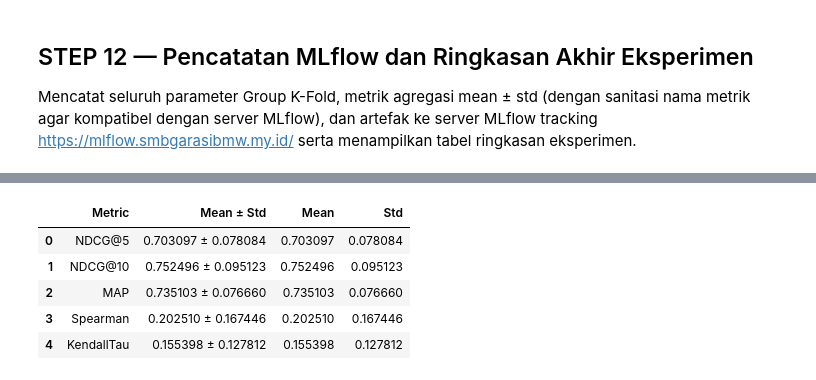
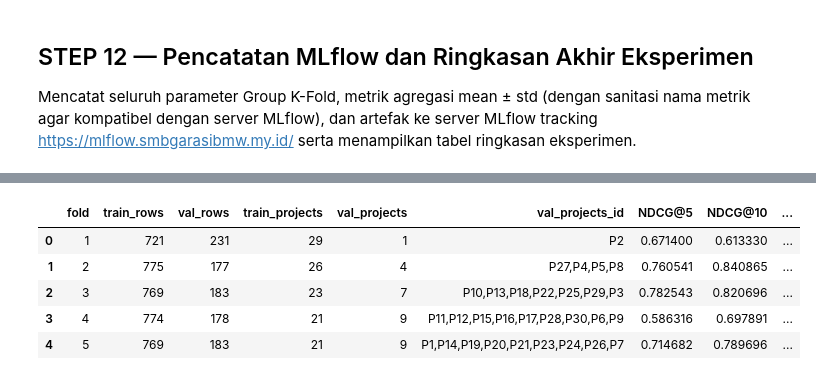
Before and after one commit to EdselSpth/Riset-NLP, a Jupyter notebook: riset-phase-1/third-dev-perfold-audit/phase_1_sbert_gkf_perfold.ipynb, the cells around one changed output, grey strips where cells are left out. Drawn from its saved outputs; the diff is of its cells as text; code cells hidden in the pictures.

Commit message:
feat: [ESH] create 4 dev implement parameter from paper and website fix

```diff
--- a/riset-phase-1/third-dev-perfold-audit/phase_1_sbert_gkf_perfold.ipynb
+++ b/riset-phase-1/third-dev-perfold-audit/phase_1_sbert_gkf_perfold.ipynb
@@ -81,7 +82,7 @@ Note: you may need to restart the kernel to use updated packages.
 Pengaturan path dataset SBERT PureText, direktori keluaran, seed acak, serta jumlah lipatan Group K-Fold Cross-Validation.
 # %%
 # Path dataset SBERT (otomatis mencari di direktori lokal riset-phase-1/dataset atau output_datasets)
-DATASET_PATH = "dataset/Dataset_Training_SBert.csv"
+DATASET_PATH = "../dataset/Dataset_Training_SBert.csv"
 if not os.path.exists(DATASET_PATH):
     DATASET_PATH = "riset-phase-1/dataset/Dataset_Training_SBert.csv"
 if not os.path.exists(DATASET_PATH):
@@ -652,11 +655,22 @@ logger.info(f"Processed dataset saved to: {dataset_path} (shape: {dataset_out.sh
 
 Mencatat seluruh parameter Group K-Fold, metrik agregasi mean ± std (dengan sanitasi nama metrik agar kompatibel dengan server MLflow), dan artefak ke server MLflow tracking https://mlflow.smbgarasibmw.my.id/ serta menampilkan tabel ringkasan eksperimen.
 # %%
+from datetime import datetime
+
 if mlflow.active_run():
     mlflow.end_run()
 
+folds_output_dir = os.path.join(OUTPUT_DIR, "folds")
+os.makedirs(folds_output_dir,exist_ok=True)
+
+exec_time = datetime.now().strftime("%Y-%m-%d %H:%M")
+
+parent_run_name = f"sbert GKF Perfold Audit [{exec_time}]"
+folds_output_dir = os.path.join(OUTPUT_DIR, "folds")
+os.makedirs(folds_output_dir, exist_ok=True)
+
 try:
-    with mlflow.start_run(run_name="SBERT PureText GKF Experiment Run") as run:
+    with mlflow.start_run(run_name=parent_run_name) as parent_run:
         # Log parameter eksperimen
         mlflow.log_param("text_representation", "PureText SBERT")
         mlflow.log_param("embedding_model", EMBEDDING_MODEL_NAME)
@@ -672,7 +686,56 @@ try:
 
         # Log metrik agregasi CV (mean dan std) — sanitasi '@' menjadi '_at_' agar valid di MLflow
         mlflow_metrics = {k.replace("@", "_at_"): float(v) for k, v in cv_summary.items()}
+        for col in ["NDCG@5", "NDCG@10", "MAP", "Spearman", "KendallTau"]:
+            clean_col = col.replace("@", "_at_")
+            mlflow_metrics[f"{clean_col}_min"] = float(cv_details_df[col].min())
+            mlflow_metrics[f"{clean_col}_max"] = float(cv_details_df[col].max())
         mlflow.log_metrics(mlflow_metrics)
+
+        for idx, row in cv_details_df.iterrows():
+            fold_num = int(row["fold"])
+
+            # Metrik untuk fold ini
+            fold_metric_dict = {
+                "NDCG_at_5": float(row["NDCG@5"]),
+                "NDCG_at_10": float(row["NDCG@10"]),
+                "MAP": float(row["MAP"]),
+                "Spearman": float(row["Spearman"]),
+                "Spearman_pvalue": float(row["Spearman_pvalue"]),
+                "KendallTau": float(row["KendallTau"]),
+                "KendallTau_pvalue": float(row["KendallTau_pvalue"]),
+            }
+
+            # (a) Log ke Parent Run dengan step=fold_num (membentuk grafik garis antar-fold) + metrik eksplisit per fold
+            for m_name, m_val in fold_metric_dict.items():
+                mlflow.log_metric(f"fold_curve_{m_name}", m_val, step=fold_num)
+                mlflow.log_metric(f"fold_{fold_num}_{m_name}", m_val)
+
+            # (b) Buat Nested Run khusus untuk Fold ke-i
+            with mlflow.start_run(run_name=f"Fold_{fold_num}_Evaluation", nested=True) as child_run:
+                mlflow.log_param("fold_number", fold_num)
+                mlflow.log_param("train_rows", int(row["train_rows"]))
+                mlflow.log_param("val_rows", int(row["val_rows"]))
+                mlflow.log_param("train_projects_count", int(row["train_projects"]))
+                mlflow.log_param("val_projects_count", int(row["val_projects"]))
+                if "val_project_ids" in row:
+                    mlflow.log_param("val_project_ids", str(row["val_project_ids"]))
+
+                # Log metrik fold ke Child Run
+                mlflow.log_metrics(fold_metric_dict)
+
+                # Simpan & log model khusus fold ini
+                fold_model_path = os.path.join(folds_output_dir, f"lgbm_ranker_fold_{fold_num}.pkl")
+                joblib.dump(models[idx], fold_model_path)
+                mlflow.log_artifact(fold_model_path, artifact_path="fold_model")
+
+                # Simpan & log data prediksi validasi khusus fold ini
+                if "val_project_ids" in row:
+                    val_pids = str(row["val_project_ids"]).split(",")
+                    fold_oof_df = oof_df[oof_df["project_id"].isin(val_pids)].copy()
+                    fold_pred_path = os.path.join(folds_output_dir, f"val_predictions_fold_{fold_num}.csv")
+                    fold_oof_df.to_csv(fold_pred_path, index=False)
+                    mlflow.log_artifact(fold_pred_path, artifact_path="fold_predictions")
 
         # Log artefak
         mlflow.log_artifact(best_model_path, artifact_path="model")
@@ -682,11 +745,12 @@ try:
         mlflow.log_artifact(dataset_path, artifact_path="dataset")
         mlflow.log_artifact(oof_path, artifact_path="predictions")
 
-        logger.info(f"MLflow run ID: {run.info.run_id}")
-        logger.info("MLflow experiment logged successfully with Group K-Fold metrics.")
+        logger.info(f"MLflow Parent Run ID: {parent_run.info.run_id}")
+        logger.info("MLflow experiment logged successfully with per-fold step curves & nested child runs!")
 except Exception as e:
     logger.warning(f"MLflow logging error: {e}. Experiment execution & local artifacts completed successfully.")
 
 logger.info("=== Experiment Group K-Fold Completed Successfully ===")
+display(cv_details_df)
 display(cv_summary_df)
 # %% [output]
@@ -698,6 +772,6 @@ display(cv_summary_df)
-|  | Metric | Mean ± Std | Mean | Std |
-| 0 | NDCG@5 | 0.703097 ± 0.078084 | 0.703097 | 0.078084 |
-| 1 | NDCG@10 | 0.752496 ± 0.095123 | 0.752496 | 0.095123 |
-| 2 | MAP | 0.735103 ± 0.076660 | 0.735103 | 0.076660 |
-| 3 | Spearman | 0.202510 ± 0.167446 | 0.202510 | 0.167446 |
-| 4 | KendallTau | 0.155398 ± 0.127812 | 0.155398 | 0.127812 |
+|  | fold | train_rows | val_rows | train_projects | val_projects | val_projects_id | NDCG@5 | NDCG@10 | ... |
+| 0 | 1 | 721 | 231 | 29 | 1 | P2 | 0.671400 | 0.613330 | ... |
+| 1 | 2 | 775 | 177 | 26 | 4 | P27,P4,P5,P8 | 0.760541 | 0.840865 | ... |
+| 2 | 3 | 769 | 183 | 23 | 7 | P10,P13,P18,P22,P25,P29,P3 | 0.782543 | 0.820696 | ... |
+| 3 | 4 | 774 | 178 | 21 | 9 | P11,P12,P15,P16,P17,P28,P30,P6,P9 | 0.586316 | 0.697891 | ... |
+| 4 | 5 | 769 | 183 | 21 | 9 | P1,P14,P19,P20,P21,P23,P24,P26,P7 | 0.714682 | 0.789696 | ... |
```
Also changed, not shown: parts of 14 cells of this notebook, 38 other files.
